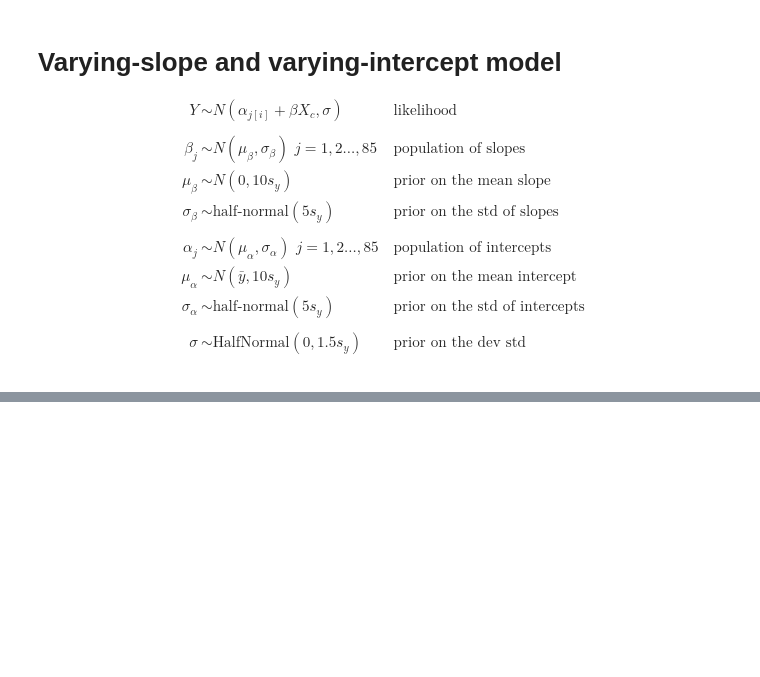
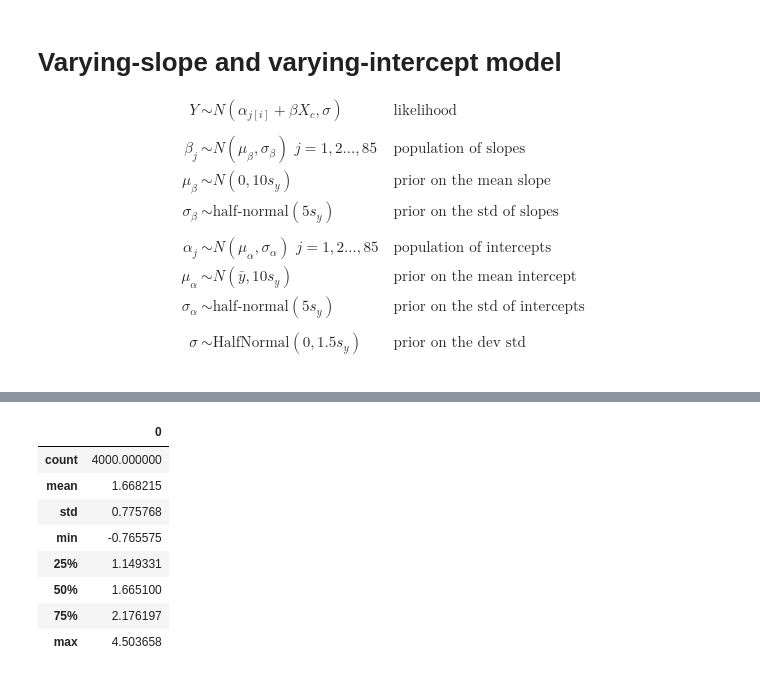
Before and after one commit to gcorani/bda, a Jupyter notebook: 6-hierarchicalRegression.ipynb, the cells around one changed output, grey strips where cells are left out. Drawn from its saved outputs; the diff is of its cells as text; code cells hidden in the pictures; blank space fills up the shorter version.

```diff
--- a/6-hierarchicalRegression.ipynb
+++ b/6-hierarchicalRegression.ipynb
@@ -332,7 +332,7 @@ with pm.Model() as hier_model:
     y_like = pm.Normal('y_like', mu=alpha[county] + beta * floor_c, sigma=sigma_y, observed=log_radon)
 # %%
 with hier_model:
-    hier_trace = pm.sample(return_inferencedata=True)
+    hier_trace = pm.sample(idata_kwargs={"log_likelihood": True})
 # %% [output]
 Auto-assigning NUTS sampler...
 Initializing NUTS using jitter+adapt_diag...
@@ -495,7 +508,7 @@ c
 # This is not possible with the unpooled model.
 # Part 1
 
-post_hier    = az.extract_dataset(hier_trace.posterior)
+post_hier    = az.extract(hier_trace.posterior)
 
 # First, we create plausible value of intercepts by sampling from the population of intercepts
 mu_a = post_hier.mu_a.values
@@ -560,4 +583,4 @@ with pm.Model() as varying_slope_model:
     y_like = pm.Normal('y_like', mu=alpha[county] + beta * floor_c, sigma=sigma_y, observed=log_radon)
 # %%
 with varying_slope_model:
-    varying_slope_trace = pm.sample(return_inferencedata=True)
+    varying_slope_trace = pm.sample(idata_kwargs={"log_likelihood": True})
@@ -568,20 +607,30 @@ az.compare({'pooled':pooled_trace, 'unpooled': unpooled_trace,  'hierarchical':h
 # %%
 # predictive distribution for lac qui parle
 #get the trace samples
-post_hier_vt    = az.extract_dataset(varying_slope_trace.posterior)
+post_hier_vt    = az.extract(varying_slope_trace.posterior)
 
 #samples of the intercept for LAC
 alpha_lac_vt = post_hier_vt.alpha.values[county_lookup['LAC QUI PARLE']]
 
 
 #samples of the slope for LAC
 beta_lac_vt = post_hier_vt.beta.values[county_lookup['LAC QUI PARLE']]
 
 
 #samples of sd
 sigma_y_vt =  post_hier_vt.sigma_y.values
 
 y_new_vt = np.zeros(len(alpha_lac_vt))
 y_new_vt = np.random.normal (loc = alpha_lac_vt + beta_lac_vt *  floor_0 , scale = sigma_y_vt)
 
 pd.DataFrame(y_new_vt).describe()
+# %% [output]
+|  | 0 |
+| count | 4000.000000 |
+| mean | 1.668215 |
+| std | 0.775768 |
+| min | -0.765575 |
+| 25% | 1.149331 |
+| 50% | 1.665100 |
+| 75% | 2.176197 |
+| max | 4.503658 |
```
Also changed, not shown: parts of 12 cells of this notebook, 3 other files.
